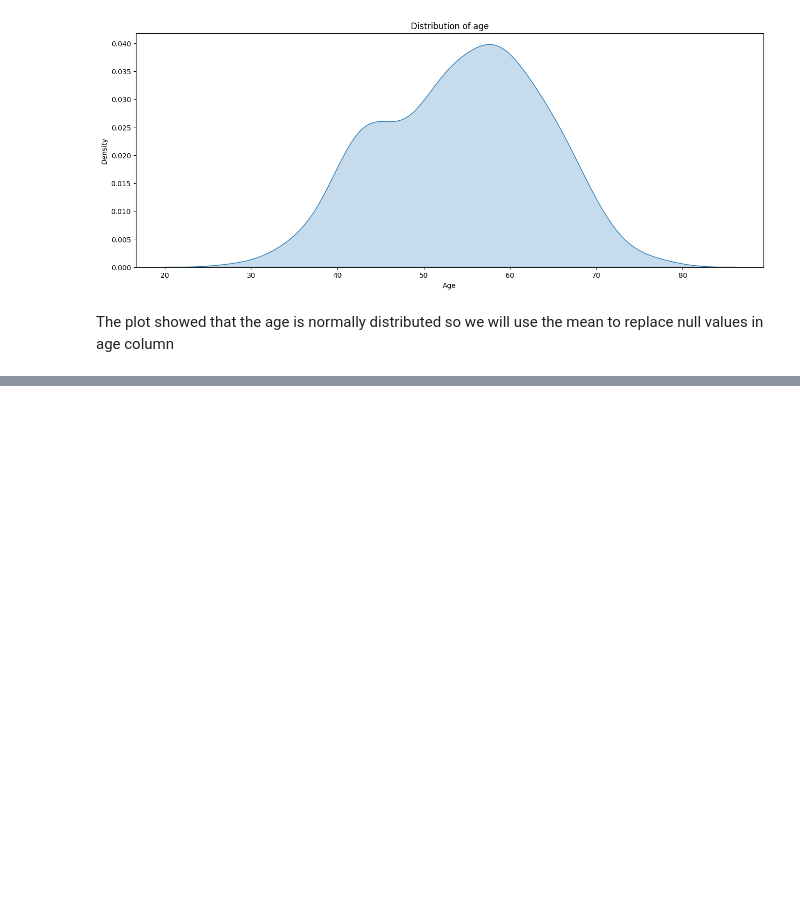
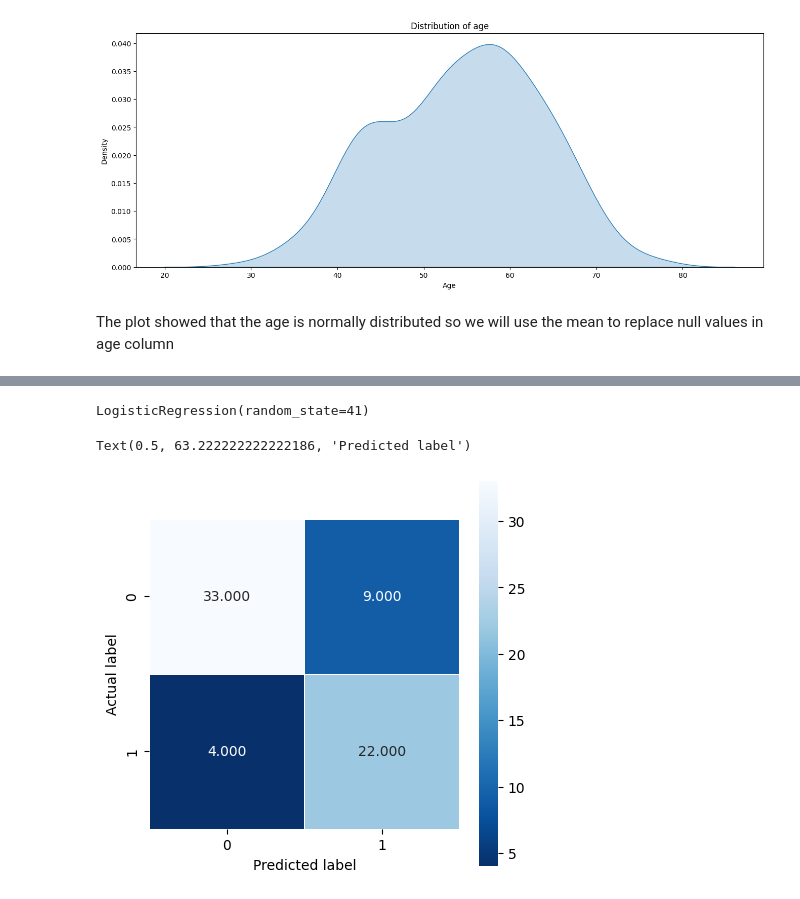
Before and after one commit to Jonathan-Monir/Heart-Disease-Prediction, a Jupyter notebook: Heart_Disease.ipynb, the cells around one changed output, grey strips where cells are left out. Cells and saved outputs as stored; diff of their text form; code cells hidden in the pictures; blank space fills up the shorter version.

Commit message:
Add modeling

```diff
--- a/Heart_Disease.ipynb
+++ b/Heart_Disease.ipynb
@@ -517,0 +342,31 @@ sns.relplot(data=df, x="Max HR",y='Cholesterol',size='Age',col='Heart Disease',h
+# %%
+# Splitting the dataset into the Training set and Test set
+from sklearn.model_selection import train_test_split
+X_train, X_test, y_train, y_test = train_test_split(X, y, test_size = 0.25, random_state = 2)
+# %%
+# Feature Scaling
+from sklearn.preprocessing import StandardScaler
+sc = StandardScaler()
+X_train = sc.fit_transform(X_train)
+X_test = sc.transform(X_test)
+# %%
+# Fitting Logistic Regression to the Training set
+from sklearn.linear_model import LogisticRegression
+classifier = LogisticRegression(random_state = 41)
+classifier.fit(X_train, y_train)
+# %% [output]
+LogisticRegression(random_state=41)
+# %%
+# Predicting the Test set results
+y_pred = classifier.predict(X_test)
+# %%
+# Making the Confusion Matrix
+from sklearn.metrics import confusion_matrix
+cm = confusion_matrix(y_test, y_pred)
+plt.figure(figsize=(5,5))
+sns.heatmap(cm, annot=True, fmt=".3f", linewidths=.5, square = True, cmap = 'Blues_r')
+plt.ylabel('Actual label')
+plt.xlabel('Predicted label')
+# %% [output]
+Text(0.5, 63.222222222222186, 'Predicted label')
+[figure, added]
```
Also changed, not shown: parts of 73 cells of this notebook.
